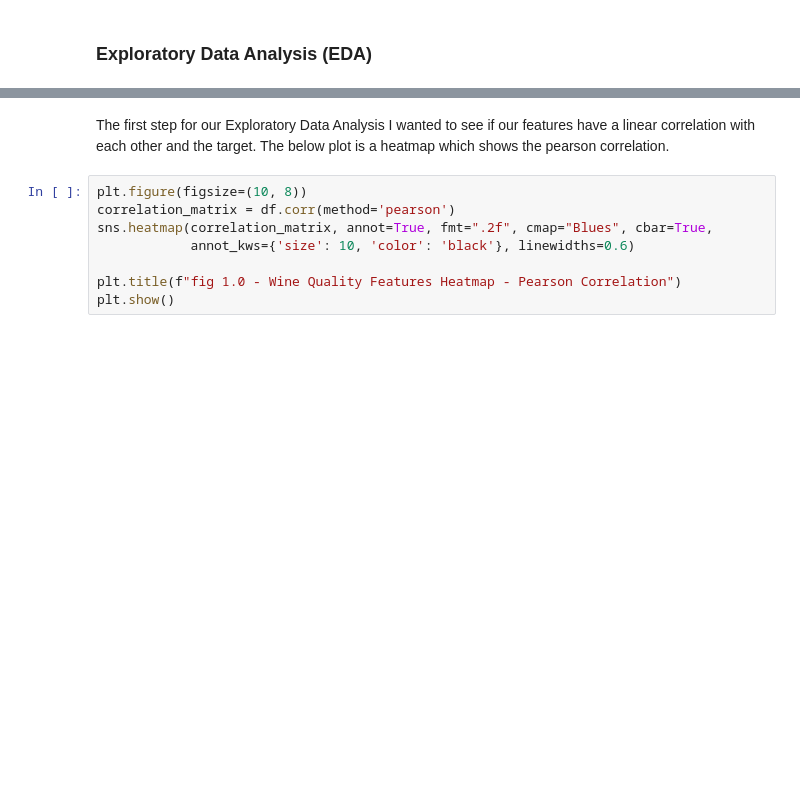
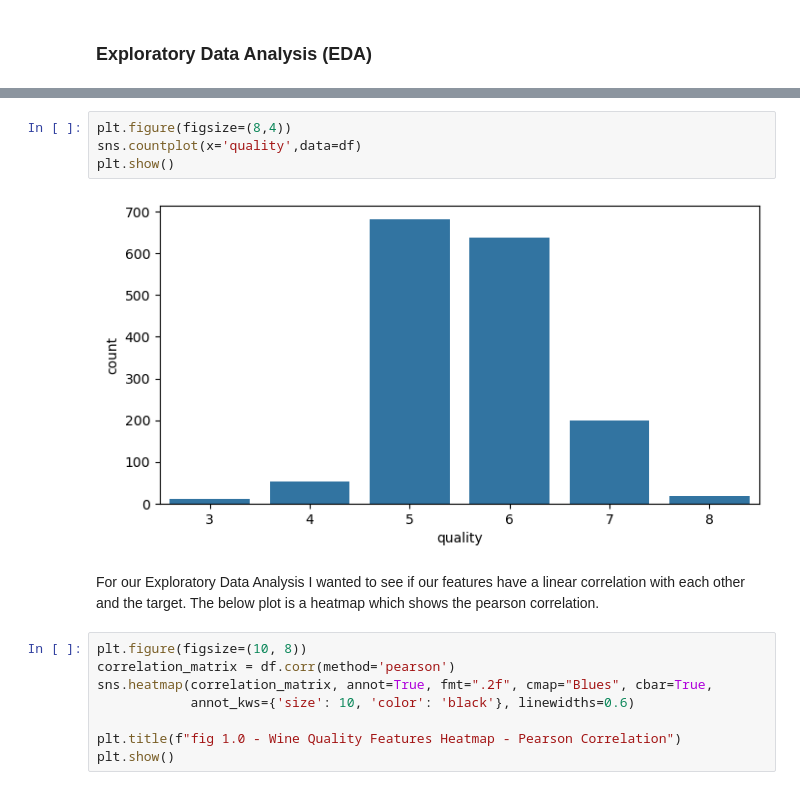
Before and after one commit to UBC-MDS/wine_quality_predictor_group1, a Jupyter notebook: notebooks/wine_predictor_analysis_report.ipynb, the cells around one changed output, grey strips where cells are left out. Cells and saved outputs as stored; diff of their text form; blank space fills up the shorter version.

```diff
--- a/notebooks/wine_predictor_analysis_report.ipynb
+++ b/notebooks/wine_predictor_analysis_report.ipynb
@@ -115,5 +131,11 @@ A thorough examination of the dataset revealed no missing values in any of the c
+# %%
+plt.figure(figsize=(8,4))
+sns.countplot(x='quality',data=df)
+plt.show()
+# %% [output]
+[figure, added]
 # %% [markdown]
-The first step for our Exploratory Data Analysis I wanted to see if our features have a linear correlation with each other and the target. The below plot is a heatmap which shows the pearson correlation.
+For our Exploratory Data Analysis I wanted to see if our features have a linear correlation with each other and the target. The below plot is a heatmap which shows the pearson correlation.
 # %%
 plt.figure(figsize=(10, 8))
 correlation_matrix = df.corr(method='pearson')
```
Also changed, not shown: parts of 1 cell of this notebook.
